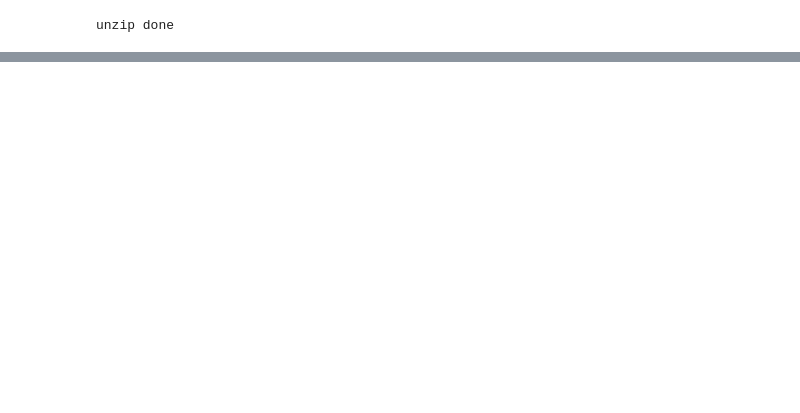
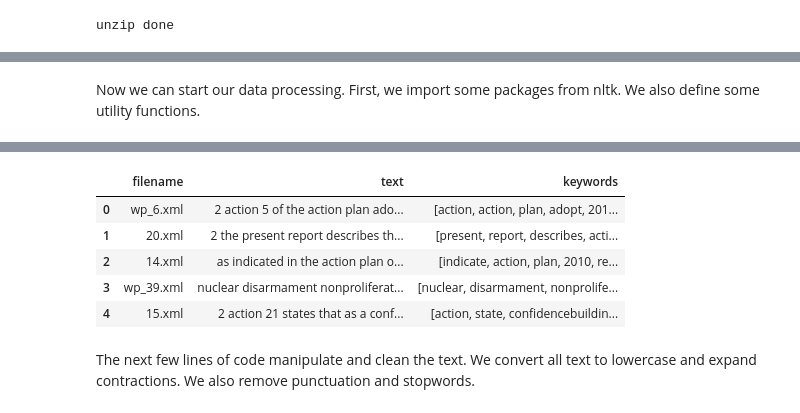
Before and after one commit to richeym-umich/UsingTextAsDataWorkshop, a Jupyter notebook: UNData.ipynb, the cells around one changed output, grey strips where cells are left out. Saved outputs shown, nothing was run; the diff lists cells and outputs as text; code cells hidden in the pictures; blank space fills up the shorter version.

```diff
--- a/UNData.ipynb
+++ b/UNData.ipynb
@@ -96,0 +95,35 @@ pc_iii/wp_9.xml
+# %% [markdown]
+Now we can start our data processing. First, we import some packages from nltk. We also define some utility functions.
+# %%
+#Import libraries necessary for processing text
+import string
+import contractions
+import nltk
+nltk.download('stopwords')
+from nltk.corpus import stopwords
+from nltk.stem import PorterStemmer
+from nltk.stem import WordNetLemmatizer
+from nltk.tokenize import TweetTokenizer
+from nltk.corpus import stopwords
+from nltk.corpus import wordnet
+nltk.download('wordnet')
+nltk.download('averaged_perceptron_tagger')
+
+#Utility functions to get part of speech and key words
+def get_wordnet_pos(word):
+    """Map POS tag to first character lemmatize() accepts"""
+    tag = nltk.pos_tag([word])[0][1][0].upper()
+    tag_dict = {"J": wordnet.ADJ,
+                "N": wordnet.NOUN,
+                "V": wordnet.VERB,
+                "R": wordnet.ADV}
+
+    return tag_dict.get(tag, wordnet.NOUN)
+
+def get_key_words(comment):
+    words = TweetTokenizer().tokenize(comment)
+    words = [w for w in words if len(w) > 3] #word length
+    words = [w for w in words if w.lower() not in stopwords]
+    words = [WordNetLemmatizer().lemmatize(w, get_wordnet_pos(w)) for w in words]
+    return words
+# %% [output]
@@ -97 +138,9 @@ pc_iii/wp_9.xml
+|  | filename | text | keywords |
+| 0 | wp_6.xml | 2 action 5 of the action plan ado... | [action, action, plan, adopt, 201... |
+| 1 | 20.xml | 2 the present report describes th... | [present, report, describes, acti... |
+| 2 | 14.xml | as indicated in the action plan o... | [indicate, action, plan, 2010, re... |
+| 3 | wp_39.xml | nuclear disarmament nonproliferat... | [nuclear, disarmament, nonprolife... |
+| 4 | 15.xml | 2 action 21 states that as a conf... | [action, state, confidencebuildin... |
+# %% [markdown]
+The next few lines of code manipulate and clean the text. We convert all text to lowercase and expand contractions. We also remove punctuation and stopwords.
 # %%
```
Also changed, not shown: parts of 11 cells of this notebook.
